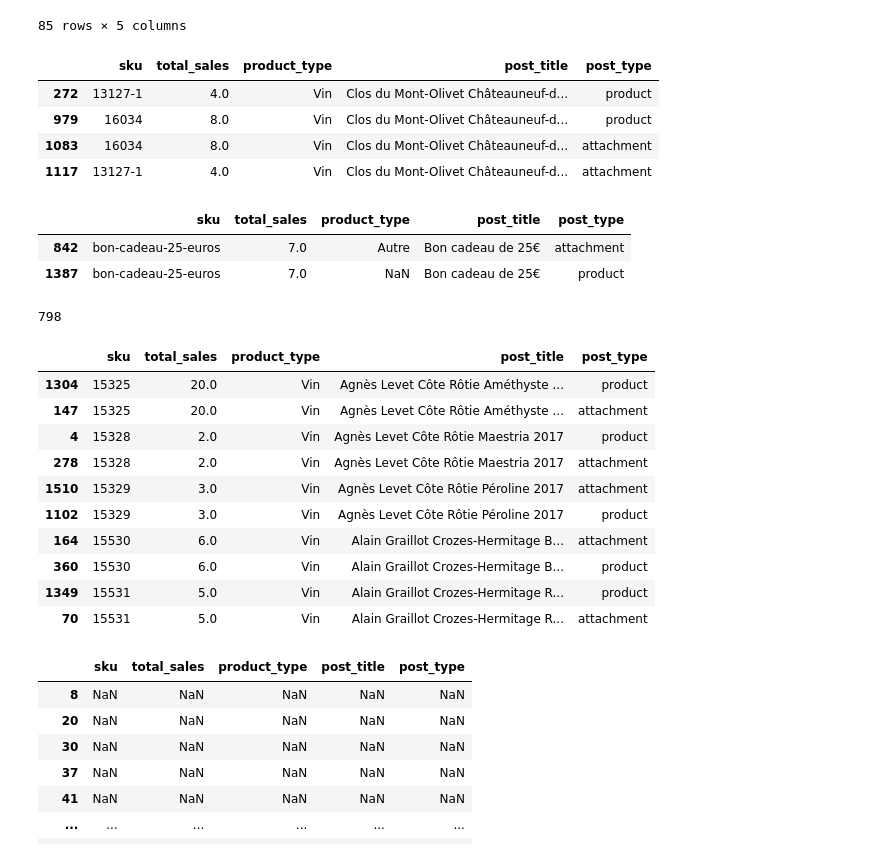
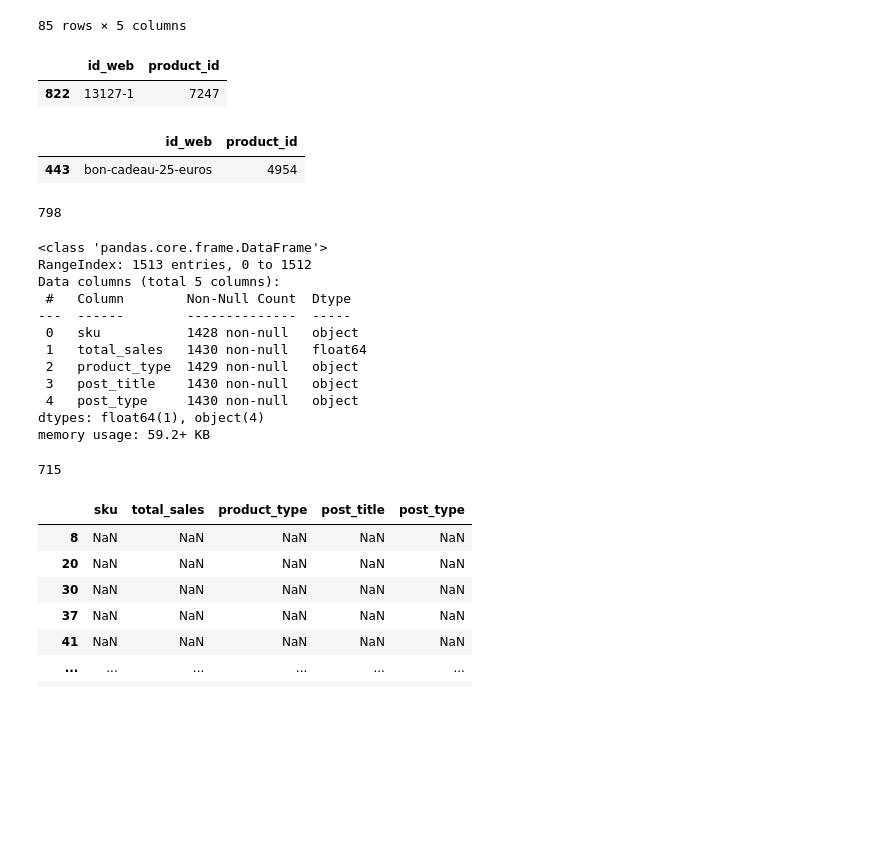
Before and after one commit to ziedbelhocine/Cours-OC, a Jupyter notebook: Data_Analyst/Projet_6/Template-Notebook-Bottleneck(1).ipynb, the cells around one changed output. Saved outputs shown, nothing was run; the diff lists cells and outputs as text; code cells hidden in the pictures; blank space fills up the shorter version.

```diff
--- a/Data_Analyst/Projet_6/Template-Notebook-Bottleneck(1).ipynb
+++ b/Data_Analyst/Projet_6/Template-Notebook-Bottleneck(1).ipynb
@@ -508,10 +508,7 @@ df_web[df_web['sku'].apply(lambda x: isinstance(x, float))]
 # On va essayer de trouver une correspondace sur le post_title sur les articles en 'str' et s'assurer que les lignes avec des sku vides sont bien toutes vides.
 # %%
 # on peut essayer de trouver une correspondance
-df_web.loc[df_web['post_title'] == 'Clos du Mont-Olivet Châteauneuf-du-Pape 2007']
+df_liaison[df_liaison['id_web']== '13127-1']
 # %% [output]
-|  | sku | total_sales | product_type | post_title | post_type |
-| 272 | 13127-1 | 4.0 | Vin | Clos du Mont-Olivet Châteauneuf-d... | product |
-| 979 | 16034 | 8.0 | Vin | Clos du Mont-Olivet Châteauneuf-d... | product |
-| 1083 | 16034 | 8.0 | Vin | Clos du Mont-Olivet Châteauneuf-d... | attachment |
-| 1117 | 13127-1 | 4.0 | Vin | Clos du Mont-Olivet Châteauneuf-d... | attachment |
+|  | id_web | product_id |
+| 822 | 13127-1 | 7247 |
@@ -520,7 +515,5 @@ df_web.loc[df_web['post_title'] == 'Clos du Mont-Olivet Châteauneuf-du-Pape 200
 # %%
-# rien à faire ?
-df_web.loc[df_web['post_title'] == 'Bon cadeau de 25€']
+df_liaison[df_liaison['id_web']== 'bon-cadeau-25-euros']
 # %% [output]
-|  | sku | total_sales | product_type | post_title | post_type |
-| 842 | bon-cadeau-25-euros | 7.0 | Autre | Bon cadeau de 25€ | attachment |
-| 1387 | bon-cadeau-25-euros | 7.0 | NaN | Bon cadeau de 25€ | product |
+|  | id_web | product_id |
+| 443 | bon-cadeau-25-euros | 4954 |
@@ -537,18 +527,23 @@ print(df_web['sku'].duplicated().sum())
 # %%
 #on crée un df pour voir pourquoi il y a des doublons
 doublons_sku = df_web[df_web['sku'].duplicated(keep=False)]
-doublons_sku.sort_values(by='post_title').head(10)
+doublons_sku.info()
 # %% [output]
-|  | sku | total_sales | product_type | post_title | post_type |
-| 1304 | 15325 | 20.0 | Vin | Agnès Levet Côte Rôtie Améthyste ... | product |
-| 147 | 15325 | 20.0 | Vin | Agnès Levet Côte Rôtie Améthyste ... | attachment |
-| 4 | 15328 | 2.0 | Vin | Agnès Levet Côte Rôtie Maestria 2017 | product |
-| 278 | 15328 | 2.0 | Vin | Agnès Levet Côte Rôtie Maestria 2017 | attachment |
-| 1510 | 15329 | 3.0 | Vin | Agnès Levet Côte Rôtie Péroline 2017 | attachment |
-| 1102 | 15329 | 3.0 | Vin | Agnès Levet Côte Rôtie Péroline 2017 | product |
-| 164 | 15530 | 6.0 | Vin | Alain Graillot Crozes-Hermitage B... | attachment |
-| 360 | 15530 | 6.0 | Vin | Alain Graillot Crozes-Hermitage B... | product |
-| 1349 | 15531 | 5.0 | Vin | Alain Graillot Crozes-Hermitage R... | product |
-| 70 | 15531 | 5.0 | Vin | Alain Graillot Crozes-Hermitage R... | attachment |
+<class 'pandas.core.frame.DataFrame'>
+RangeIndex: 1513 entries, 0 to 1512
+Data columns (total 5 columns):
+ #   Column        Non-Null Count  Dtype
+---  ------        --------------  -----
+ 0   sku           1428 non-null   object
+ 1   total_sales   1430 non-null   float64
+ 2   product_type  1429 non-null   object
+ 3   post_title    1430 non-null   object
+ 4   post_type     1430 non-null   object
+dtypes: float64(1), object(4)
+memory usage: 59.2+ KB
+# %%
+len(doublons_sku['sku'].unique())
+# %% [output]
+715
 # %%
 # Il semble qu'il y ai une entrée product et une entrée attachment mais qu'elles soient identiques en dehors de ça
```
Also changed, not shown: parts of 21 cells of this notebook, 3 other files.
